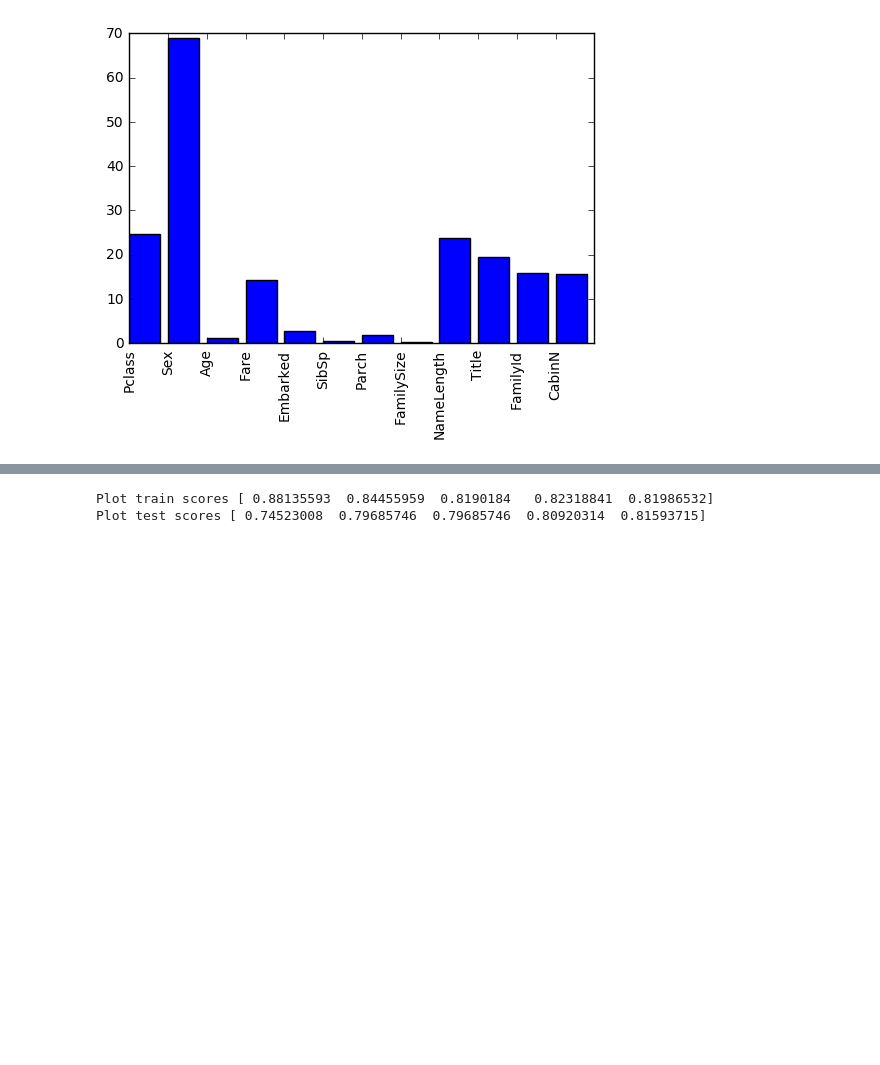
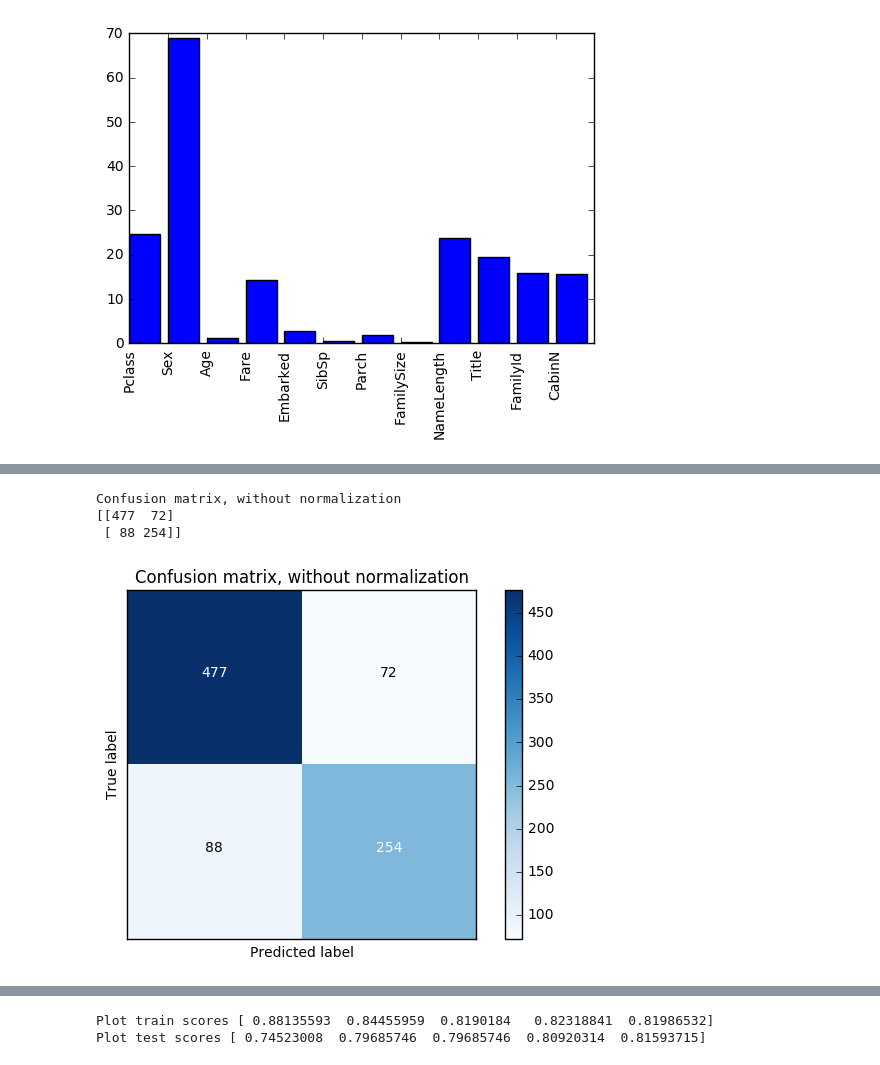
Before and after one commit to avvero/ml_titanic, a Jupyter notebook: main.ipynb, the cells around one changed output, grey strips where cells are left out. Saved outputs shown, nothing was run; the diff lists cells and outputs as text; code cells hidden in the pictures; blank space fills up the shorter version.

Commit message:
plot_confusion_matrix

```diff
--- a/main.ipynb
+++ b/main.ipynb
@@ -94,0 +100,14 @@ print(scores.mean())
+# %%
+from sklearn.metrics import confusion_matrix
+from utils import plot_confusion_matrix
+# Train the algorithm using all the training data
+
+alg.fit(train[predictors], train["Survived"])
+cnf_matrix = confusion_matrix(train["Survived"], alg.predict(train[predictors]))
+plot_confusion_matrix(cnf_matrix, classes=[], title='Confusion matrix, without normalization')
+plt.show()
+# %% [output]
+Confusion matrix, without normalization
+[[477  72]
+ [ 88 254]]
+[figure, added]
```
Also changed, not shown: parts of 3 cells of this notebook, 2 other files.
